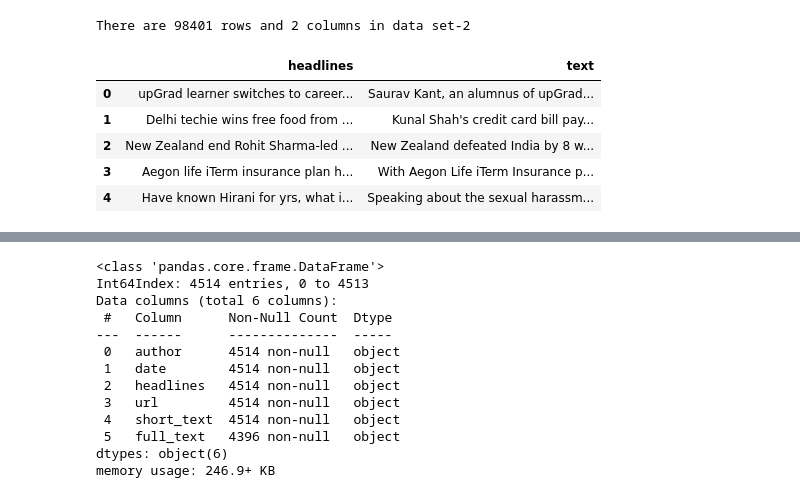
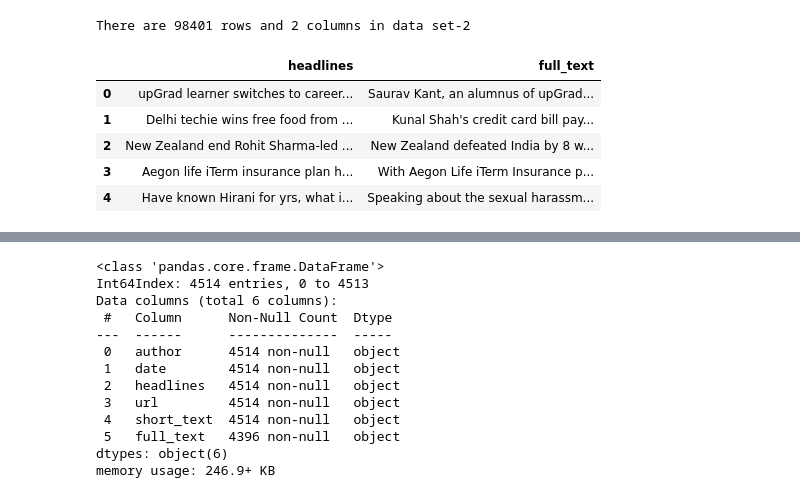
Before and after one commit to chaithrakc/news-summarization, a Jupyter notebook: News-Article-Summarization.ipynb, the cells around one changed output, grey strips where cells are left out. Drawn from its saved outputs; the diff is of its cells as text; code cells hidden in the pictures.

```diff
--- a/News-Article-Summarization.ipynb
+++ b/News-Article-Summarization.ipynb
@@ -20,16 +13,7 @@ summ_df.head()
 # %%
-summ_more_df = pd.read_csv(r'data/news_summary_more.zip', encoding="ISO-8859-1")
-print(f'There are {summ_more_df.shape[0]} rows and {summ_more_df.shape[1]} columns in data set-2')
+news_summary_more_df = pd.read_csv(r'data/news_summary_more.zip', encoding="ISO-8859-1")
+print(f'There are {news_summary_more_df.shape[0]} rows and {news_summary_more_df.shape[1]} columns in data set-2')
 # %% [output]
 There are 98401 rows and 2 columns in data set-2
-# %%
-summ_more_df.head()
-# %% [output]
-|  | headlines | text |
-| 0 | upGrad learner switches to career... | Saurav Kant, an alumnus of upGrad... |
-| 1 | Delhi techie wins free food from ... | Kunal Shah's credit card bill pay... |
-| 2 | New Zealand end Rohit Sharma-led ... | New Zealand defeated India by 8 w... |
-| 3 | Aegon life iTerm insurance plan h... | With Aegon Life iTerm Insurance p... |
-| 4 | Have known Hirani for yrs, what i... | Speaking about the sexual harassm... |
 # %%
 # renmaing the columns for better readability
@@ -38 +22,10 @@ summ_more_df.rename({'text':'full_text'}, inplace=True)
+# %%
+news_summary_more_df.head()
+# %% [output]
+|  | headlines | full_text |
+| 0 | upGrad learner switches to career... | Saurav Kant, an alumnus of upGrad... |
+| 1 | Delhi techie wins free food from ... | Kunal Shah's credit card bill pay... |
+| 2 | New Zealand end Rohit Sharma-led ... | New Zealand defeated India by 8 w... |
+| 3 | Aegon life iTerm insurance plan h... | With Aegon Life iTerm Insurance p... |
+| 4 | Have known Hirani for yrs, what i... | Speaking about the sexual harassm... |
 # %%
```
Also changed, not shown: parts of 14 cells of this notebook.
